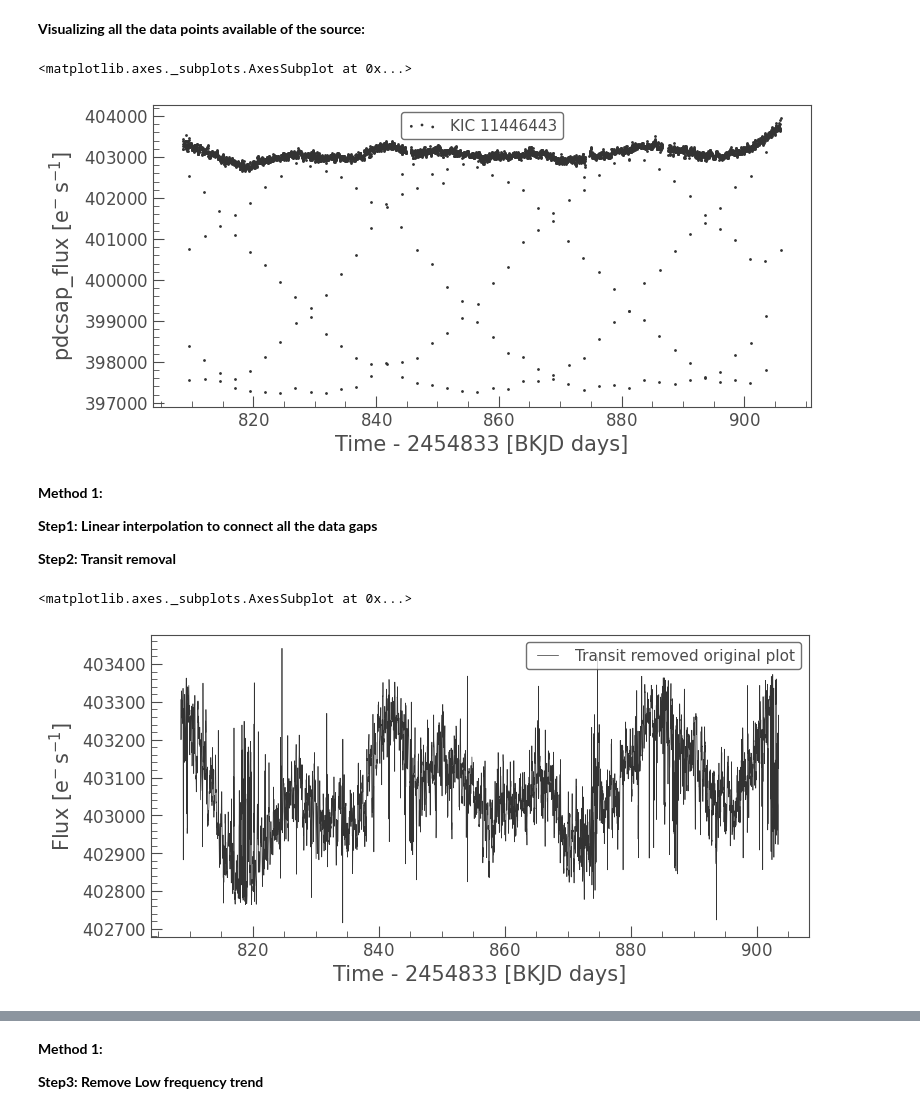
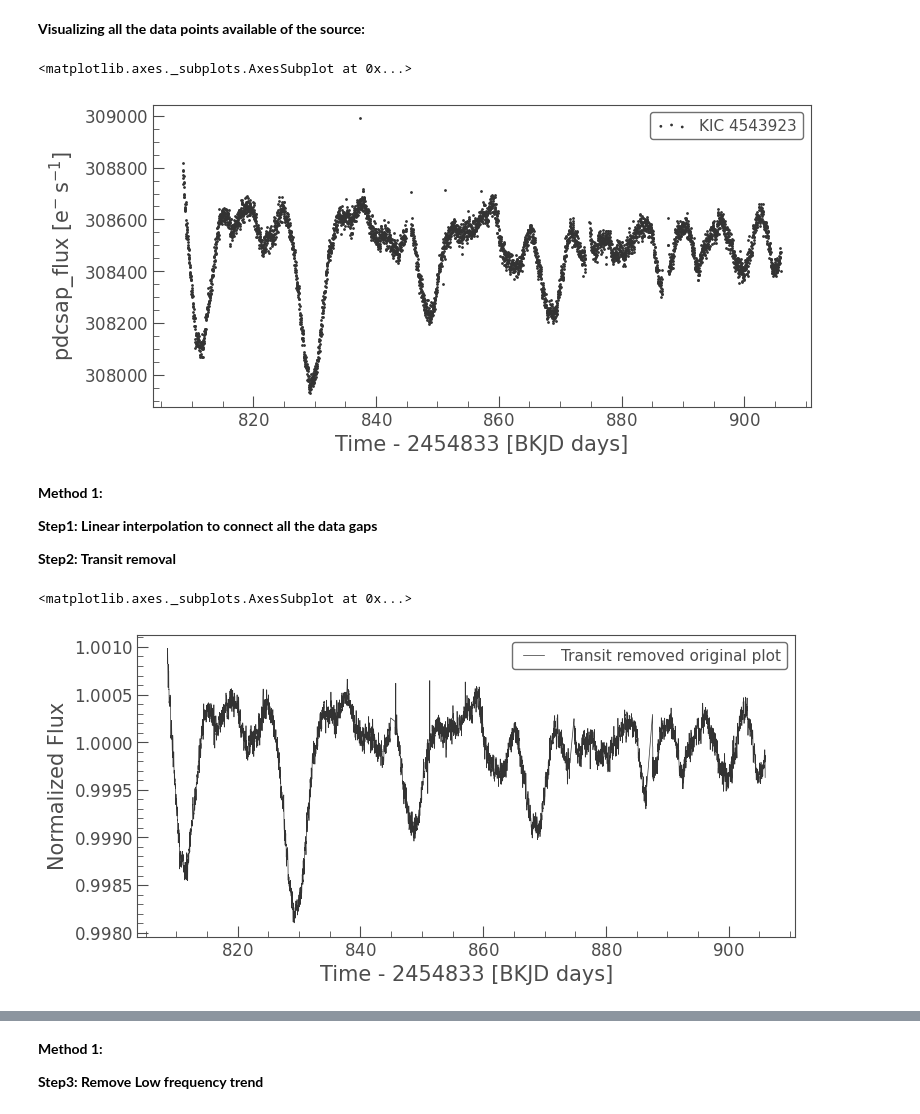
Before and after one commit to Srivardini11/lark, a Jupyter notebook: Trail_2_Lightkurve.ipynb, the cells around one changed output, grey strips where cells are left out. Drawn from its saved outputs; the diff is of its cells as text; code cells hidden in the pictures.

```diff
--- a/Trail_2_Lightkurve.ipynb
+++ b/Trail_2_Lightkurve.ipynb
@@ -23,6 +23,6 @@ matplotlib.rcParams['figure.figsize'] = (15,8)
 # %% [markdown]
 **Search the light curves using the python module “lightkurve”:** It is an inbuilt module using astropy explicitly to study lightcurves. It addresses the name, it’s mission,cadence, quarter and other properties. The searched data is downloaded to be worked on. This gives all the flux intensity of the object when the Kepler telescope was in the quarter 9 position. Quarters are the time period of 90 days from the time of the telescope commission. When 90 days get over, the telescope changes an angle of 90 degrees and collects the flux from that view. So, the cycle repeats after every four times.  There are fluxes here that are empty which appear as ‘Nans’, which appear as data gaps and these can be removed by using the function “remove_nans()”.
 # %%
-source = lk.search_lightcurve("kplr011446443", author="Kepler", cadence="long",quarter = 9).download()
+source = lk.search_lightcurve("kplr004543923", author="Kepler", cadence="long",quarter = 9).download()
 source
 # %% [output]
@@ -71,7 +71,7 @@ The_original_curve = source.plot(label='PDCSAP Flux', normalize=True)
 source.scatter(column='pdcsap_flux' ,normalize=False)
 # %% [output]
 <matplotlib.axes._subplots.AxesSubplot at 0x...>
-[figure, old version]
+[figure, new version]
 # %% [markdown]
 **Method 1:**
 
@@ -79,11 +79,11 @@ source.scatter(column='pdcsap_flux' ,normalize=False)
 
 **Step2: Transit removal**
 # %%
-rem_tran_lc=source.remove_outliers(sigma = 2.5).remove_nans().fill_gaps()
-rem_tran_lc.plot(label='Transit removed original plot', normalize = False)
+rem_tran_lc=source.remove_outliers(sigma_upper =2.5)
+rem_tran_lc.plot(label='Transit removed original plot', normalize = True)
 # %% [output]
 <matplotlib.axes._subplots.AxesSubplot at 0x...>
-[figure, old version]
+[figure, new version]
 # %%
 rem_tran_lc.scatter()
 # %% [output]
```
Also changed, not shown: parts of 27 cells of this notebook.
